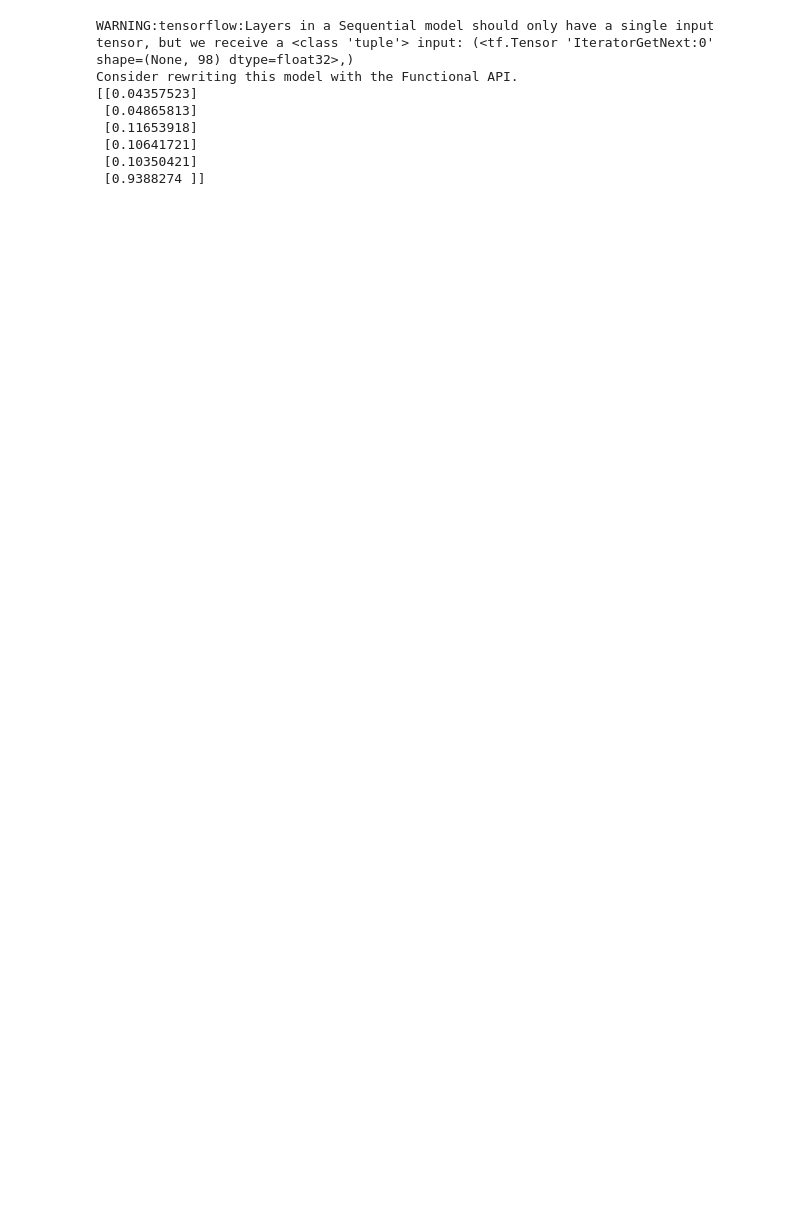
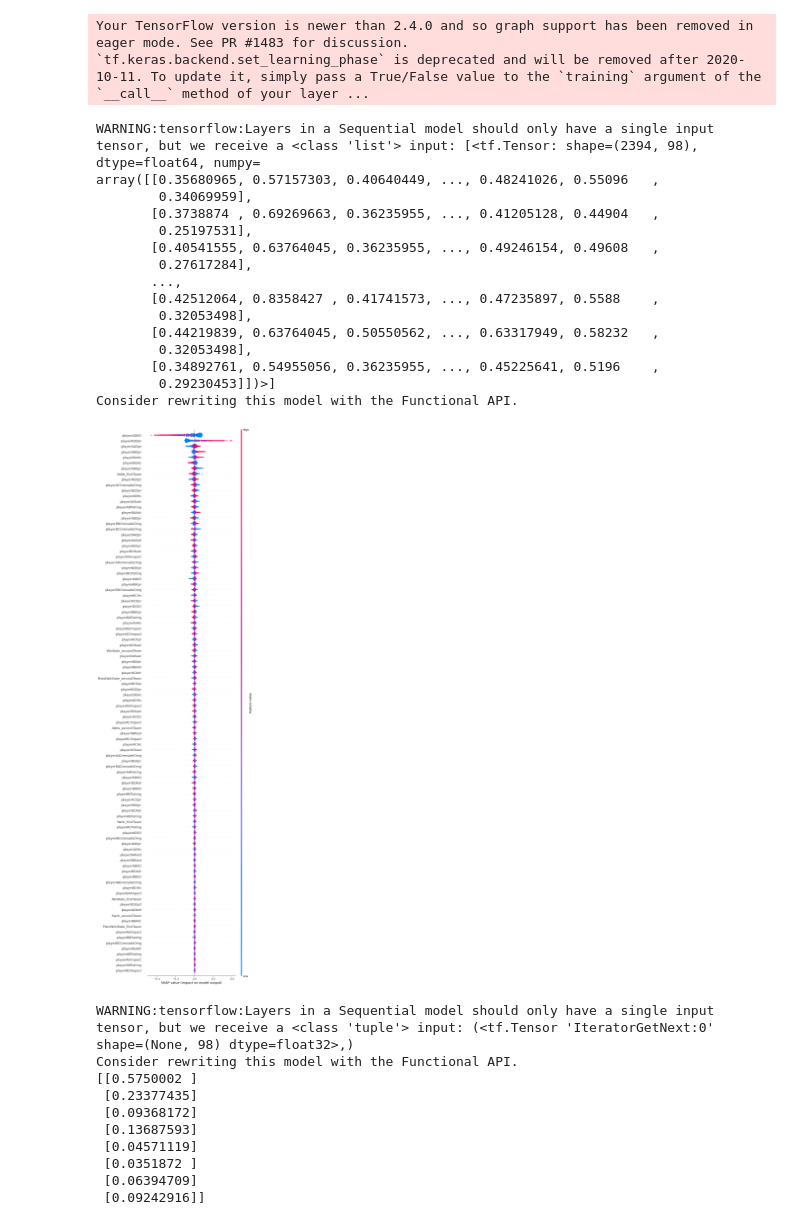
Before and after one commit to lotrmay/TensorFlow_Learning, a Jupyter notebook: bc.ipynb, the cells around one changed output. Saved outputs shown, nothing was run; the diff lists cells and outputs as text; code cells hidden in the pictures; blank space fills up the shorter version.

```diff
--- a/bc.ipynb
+++ b/bc.ipynb
@@ -174,0 +201,20 @@ Accuracy on test data: 0.6883209347724915%
+# %%
+shap.initjs()
+#explainer = shap.Explainer(model.predict, X_train)
+#shap_values = explainer.shap_values(np.array([[1.8,1.9,26,23,0.63,0.64,0.509,0.591,1.16,0.68,0.7,1.26,84.3,0.75,0.5,1.11,7.4,1.13,0.64,0.72,1.11,78.0,0.72,0.57,1.13,3.2,1.0,0.67,0.69,0.95,69.3,0.64,0.58,0.95,4.2,0.99,0.65,0.69,0.95,67.7,0.62,0.58,0.94,3.3,1.07,0.66,0.7,1.0675000000000001,74.825,0.6825,0.5575,1.0325000000000002,4.525,1.23,0.6,0.75,1.26,79.4,0.77,0.31,1.29,3.4,1.24,0.61,0.77,1.15,82.8,0.82,0.52,1.35,3.4,1.14,0.62,0.73,1.11,76.1,0.72,0.5,1.16,5.2,1.0,0.68,0.7,0.98,70.2,0.61,0.51,0.90,3.9,0.98,0.69,0.69,0.96,71.7,0.6,0.48,0.87,5.3]])
+
+keras_explainer = shap.DeepExplainer(model, shap.sample(X_train, 10))
+keras_shap_values = keras_explainer.shap_values(X_test)
+
+values = keras_shap_values[0]
+base_values = [keras_explainer.expected_value[0]]*len(keras_shap_values[0])
+
+tmp = shap.Explanation(values = np.array(values, dtype=np.float32),
+                       base_values = np.array(base_values, dtype=np.float32),
+                       data=np.array(X_train),
+                       feature_names=CSV_COLUMN_NAMES2)
+
+#shap.plots.waterfall(tmp[5])
+#shap.plots.bar(tmp,max_display=98)
+shap.summary_plot(tmp, X_test,max_display=98)
+# %% [output]
@@ -175,3 +239,21 @@ Accuracy on test data: 0.6883209347724915%
+Your TensorFlow version is newer than 2.4.0 and so graph support has been removed in eager mode. See PR #1483 for discussion.
+`tf.keras.backend.set_learning_phase` is deprecated and will be removed after 2020-10-11. To update it, simply pass a True/False value to the `training` argument of the `__call__` method of your layer ...
+WARNING:tensorflow:Layers in a Sequential model should only have a single input tensor, but we receive a <class 'list'> input: [<tf.Tensor: shape=(2394, 98), dtype=float64, numpy=
+array([[0.35680965, 0.57157303, 0.40640449, ..., 0.48241026, 0.55096   ,
+        0.34069959],
+       [0.3738874 , 0.69269663, 0.36235955, ..., 0.41205128, 0.44904   ,
+        0.25197531],
+       [0.40541555, 0.63764045, 0.36235955, ..., 0.49246154, 0.49608   ,
+        0.27617284],
+       ...,
+       [0.42512064, 0.8358427 , 0.41741573, ..., 0.47235897, 0.5588    ,
+        0.32053498],
+       [0.44219839, 0.63764045, 0.50550562, ..., 0.63317949, 0.58232   ,
+        0.32053498],
+       [0.34892761, 0.54955056, 0.36235955, ..., 0.45225641, 0.5196    ,
+        0.29230453]])>]
+Consider rewriting this model with the Functional API.
+[figure, added]
 # %%
 Xnew=np.array([[1.8,1.9,26,23,0.63,0.64,0.509,0.591,1.16,0.68,0.7,1.26,84.3,0.75,0.5,1.11,7.4,1.13,0.64,0.72,1.11,78.0,0.72,0.57,1.13,3.2,1.0,0.67,0.69,0.95,69.3,0.64,0.58,0.95,4.2,0.99,0.65,0.69,0.95,67.7,0.62,0.58,0.94,3.3,1.07,0.66,0.7,1.0675000000000001,74.825,0.6825,0.5575,1.0325000000000002,4.525,1.23,0.6,0.75,1.26,79.4,0.77,0.31,1.29,3.4,1.24,0.61,0.77,1.15,82.8,0.82,0.52,1.35,3.4,1.14,0.62,0.73,1.11,76.1,0.72,0.5,1.16,5.2,1.0,0.68,0.7,0.98,70.2,0.61,0.51,0.90,3.9,0.98,0.69,0.69,0.96,71.7,0.6,0.48,0.87,5.3],
                 [1.43,2.5,21,40,0.7,0.56,0.532,0.5,1.18,0.6,0.74,1.16,78.1,0.74,0.57,1.24,3.8,1.17,0.62,0.71,1.2,78.5,0.77,0.28,1.23,3.0,1.1,0.63,0.72,1.09,75.8,0.71,0.56,1.12,4.0,1.08,0.67,0.71,1.12,76.3,0.68,0.58,1.02,5.0,0.99,0.68,0.69,0.98,72.7,0.61,0.5,0.90,6.7,1.1,0.67,0.71,1.14,77.6,0.71,0.53,1.05,6.0,1.06,0.67,0.72,0.99,76.3,0.69,0.52,1.03,4.7,1.02,0.7,0.72,0.97,74.1,0.66,0.52,0.95,4.5,0.97,0.72,0.69,0.99,73.5,0.6,0.42,0.83,7.2,1.0375,0.69,0.71,1.0225,75.375,0.665,0.4975,0.9650000000000001,5.6],
@@ -179,6 +261,8 @@ Xnew=np.array([[1.8,1.9,26,23,0.63,0.64,0.509,0.591,1.16,0.68,0.7,1.26,84.3,0.75
                 [1.45,2.5,32,54,0.62,0.27,0.452,0.5,1.28,0.59,0.78,1.22,88.5,0.8,0.5,1.35,7.9,1.16,0.62,0.72,1.17,78.4,0.74,0.24,1.19,4.4,1.07,0.67,0.73,1.05,76.2,0.65,0.42,0.97,5.5,1.05,0.64,0.73,0.99,70.3,0.64,0.51,1.01,5.3,1.05,0.65,0.72,1.05,70.2,0.66,0.43,1.02,4.1,1.1,0.69,0.71,1.07,83.1,0.72,0.49,1.05,7.7,1.06,0.74,0.66,1.28,78.5,0.71,0.52,0.96,4.3,0.97,0.66,0.72,0.85,68.6,0.59,0.52,0.89,3.7,0.94,0.66,0.69,0.92,63.5,0.59,0.36,0.88,3.5,0.88,0.73,0.68,0.84,64.6,0.56,0.56,0.77,4.2],
                 [1.5,2.5,36,44,0.55,0.57,0.529,0.5,1.13,0.63,0.7,1.18,75.6,0.75,0.27,1.19,2.4,1.13,0.59,0.73,1.03,78.6,0.69,0.38,1.17,5.8,1.07,0.71,0.67,1.17,78.9,0.73,0.47,1.03,3.7,0.96,0.68,0.69,0.87,70.0,0.61,0.52,0.90,5.6,0.94,0.67,0.67,0.95,65.1,0.59,0.57,0.88,4.0,1.23,0.59,0.74,1.25,79.8,0.79,0.38,1.34,2.6,1.09,0.64,0.73,0.97,79.2,0.7,0.49,1.09,4.9,1.06,0.67,0.7,1.05,76.1,0.67,0.54,0.99,4.2,1.1266666666666667,0.6333333333333333,0.7233333333333333,1.0899999999999999,78.36666666666666,0.7200000000000001,0.47000000000000003,1.14,3.9,1.1266666666666667,0.6333333333333333,0.7233333333333333,1.0899999999999999,78.36666666666666,0.7200000000000001,0.47000000000000003,1.14,3.9]
                ,[1.25,3.75,25,146,0.58,0.64,0.537,0.5,1.12,0.63,0.7,1.18,74.8,0.72,0.3,1.13,5.8,1.11,0.61,0.74,0.98,76.4,0.68,0.43,1.12,7.8,1.08,0.69,0.7,1.13,78.6,0.69,0.58,1.00,7.6,1.03,0.67,0.69,1.05,73.4,0.66,0.6,0.97,5.7,1.02,0.63,0.7,0.95,69.1,0.63,0.55,1.01,4.3,1.21,0.64,0.74,1.12,86.7,0.82,0.51,1.28,4.4,1.19,0.63,0.74,1.13,84.0,0.76,0.5,1.21,4.7,0.99,0.66,0.68,1.01,68.3,0.64,0.57,0.96,4.2,0.97,0.61,0.68,0.9,64.6,0.59,0.45,0.96,7.1,0.95,0.69,0.67,0.99,66.8,0.6,0.28,0.87,4.3]
+               ,[2.1,1.65,62,81,0.5,0.91,0.5,0.556,1.15,0.69,0.72,1.23,82.1,0.76,0.5,1.10,5.5,1.03,0.65,0.7,0.98,68.6,0.67,0.35,1.04,3.5,1.02,0.69,0.69,1.02,74.1,0.66,0.56,0.94,5.3,0.98,0.64,0.68,0.9,70.1,0.62,0.44,0.97,5.7,0.92,0.69,0.7,0.9,63.0,0.56,0.49,0.80,7.3,1.27,0.6,0.74,1.27,84.6,0.87,0.46,1.45,4.3,1.19,0.64,0.73,1.23,85.3,0.73,0.5,1.13,7.2,1.18,0.61,0.76,1.12,78.0,0.74,0.49,1.23,3.9,1.2133333333333332,0.6166666666666667,0.7433333333333333,1.2066666666666668,82.63333333333333,0.7799999999999999,0.48333333333333334,1.27,5.133333333333334,1.2133333333333332,0.6166666666666667,0.7433333333333333,1.2066666666666668,82.63333333333333,0.7799999999999999,0.48333333333333334,1.27,5.133333333333334]
+               ,[2.38,1.51,100,83,0.48,0.5,0.5,0.5,1.2,0.58,0.74,1.23,73.1,0.76,0.36,1.31,3.2,1.17,0.66,0.69,1.29,83.1,0.73,0.54,1.10,5.5,1.03,0.68,0.72,1.01,72.1,0.63,0.52,0.93,4.7,1.02,0.72,0.69,0.96,76.0,0.69,0.52,0.96,5.0,0.97,0.65,0.68,0.87,69.3,0.61,0.43,0.94,4.1,1.18,0.61,0.74,1.23,80.4,0.8,0.22,1.31,1.6,1.11,0.68,0.69,1.29,79.5,0.76,0.54,1.12,4.0,1.01,0.73,0.67,1.19,76.5,0.66,0.46,0.90,4.5,0.93,0.67,0.71,0.77,69.2,0.59,0.41,0.88,4.8,0.92,0.69,0.7,0.85,68.3,0.59,0.57,0.85,4.3]
                ])
 Xnew=norm.fit_transform(Xnew)
 Xnew = scaler.fit_transform(Xnew)
@@ -189,9 +273,11 @@ print(ynew)
 # %% [output]
 WARNING:tensorflow:Layers in a Sequential model should only have a single input tensor, but we receive a <class 'tuple'> input: (<tf.Tensor 'IteratorGetNext:0' shape=(None, 98) dtype=float32>,)
 Consider rewriting this model with the Functional API.
-[[0.04357523]
- [0.04865813]
- [0.11653918]
- [0.10641721]
- [0.10350421]
- [0.9388274 ]]
+[[0.5750002 ]
+ [0.23377435]
+ [0.09368172]
+ [0.13687593]
+ [0.04571119]
+ [0.0351872 ]
+ [0.06394709]
+ [0.09242916]]
```
Also changed, not shown: parts of 2 cells of this notebook.
